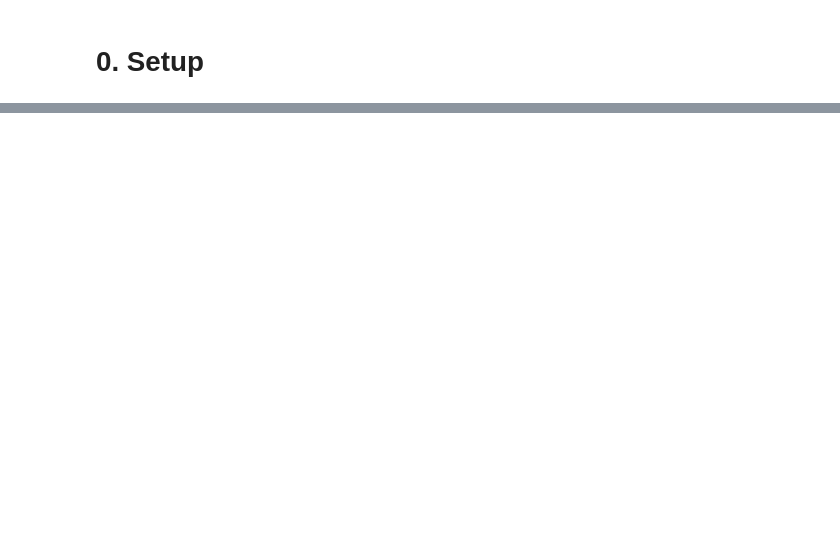
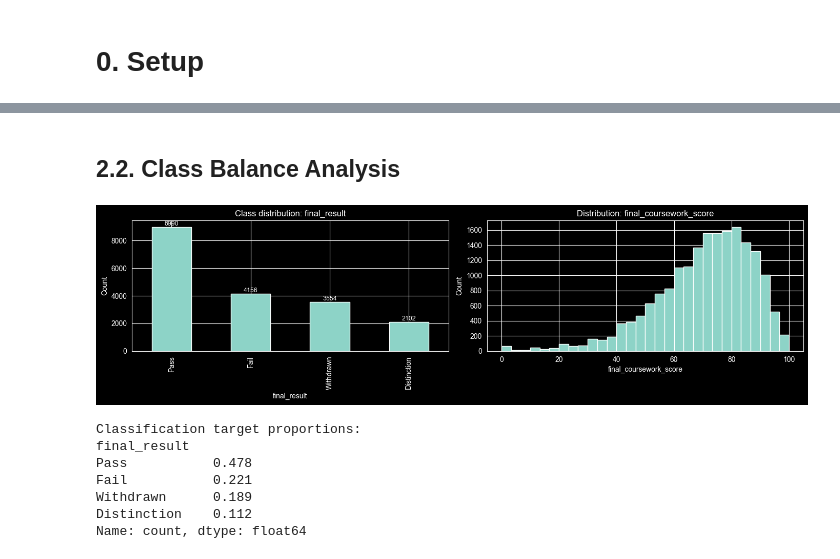
Before and after one commit to Radu-Voinea/IA-1, a Jupyter notebook: homework1.ipynb, the cells around one changed output, grey strips where cells are left out. Drawn from its saved outputs; the diff is of its cells as text; code cells hidden in the pictures; blank space fills up the shorter version.

```diff
--- a/homework1.ipynb
+++ b/homework1.ipynb
@@ -549,0 +87,24 @@ train_data = standardize_numerical(train_data)
+# %%
+target_class = "final_result"
+target_regression = "final_coursework_score"
+
+continuous_columns = [
+	"studied_credits", "date_registration", "date_unregistration",
+	"module_presentation_length", "n_assessments_early", "mean_score_early",
+	"weighted_mean_score_early", "total_clicks_early", "active_days_early",
+	"clicks_dataplus", "clicks_dualpane", "clicks_externalquiz",
+	"clicks_forumng", "clicks_glossary", "clicks_homepage",
+	"clicks_htmlactivity", "clicks_oucollaborate", "clicks_oucontent",
+	"clicks_ouelluminate", "clicks_ouwiki", "clicks_page",
+	"clicks_questionnaire", "clicks_quiz", "clicks_repeatactivity",
+	"clicks_resource", "clicks_sharedsubpage", "clicks_subpage",
+	"clicks_url", "submission_rate_early", "refs_forumng", "macro_stats",
+]
+
+discrete_columns = [
+	"code_module", "code_presentation", "gender", "region",
+	"highest_education", "imd_band", "age_band",
+	"disability", "clicks_freq_init",
+]
+
+integer_numeric_columns = ["num_of_prev_attempts"]
@@ -549,0 +232,31 @@ train_data = standardize_numerical(train_data)
+# %% [markdown]
+## 2.2. Class Balance Analysis
+# %%
+fig, axes = plt.subplots(1, 2, figsize=(14, 4))
+
+class_counts = train_data[target_class].value_counts()
+class_counts.plot(kind="bar", ax=axes[0])
+axes[0].set_title(f"Class distribution: {target_class}")
+axes[0].set_ylabel("Count")
+for i, v in enumerate(class_counts.values):
+	axes[0].text(i, v, str(v), ha="center", va="bottom", fontsize=9)
+
+axes[1].hist(train_data[target_regression].dropna(), bins=30)
+axes[1].set_title(f"Distribution: {target_regression}")
+axes[1].set_xlabel(target_regression)
+axes[1].set_ylabel("Count")
+
+plt.tight_layout()
+plt.show()
+
+print("Classification target proportions:")
+print((class_counts / class_counts.sum()).round(3))
+# %% [output]
+[figure, added]
+Classification target proportions:
+final_result
+Pass           0.478
+Fail           0.221
+Withdrawn      0.189
+Distinction    0.112
+Name: count, dtype: float64
```
Also changed, not shown: parts of 120 cells of this notebook.
